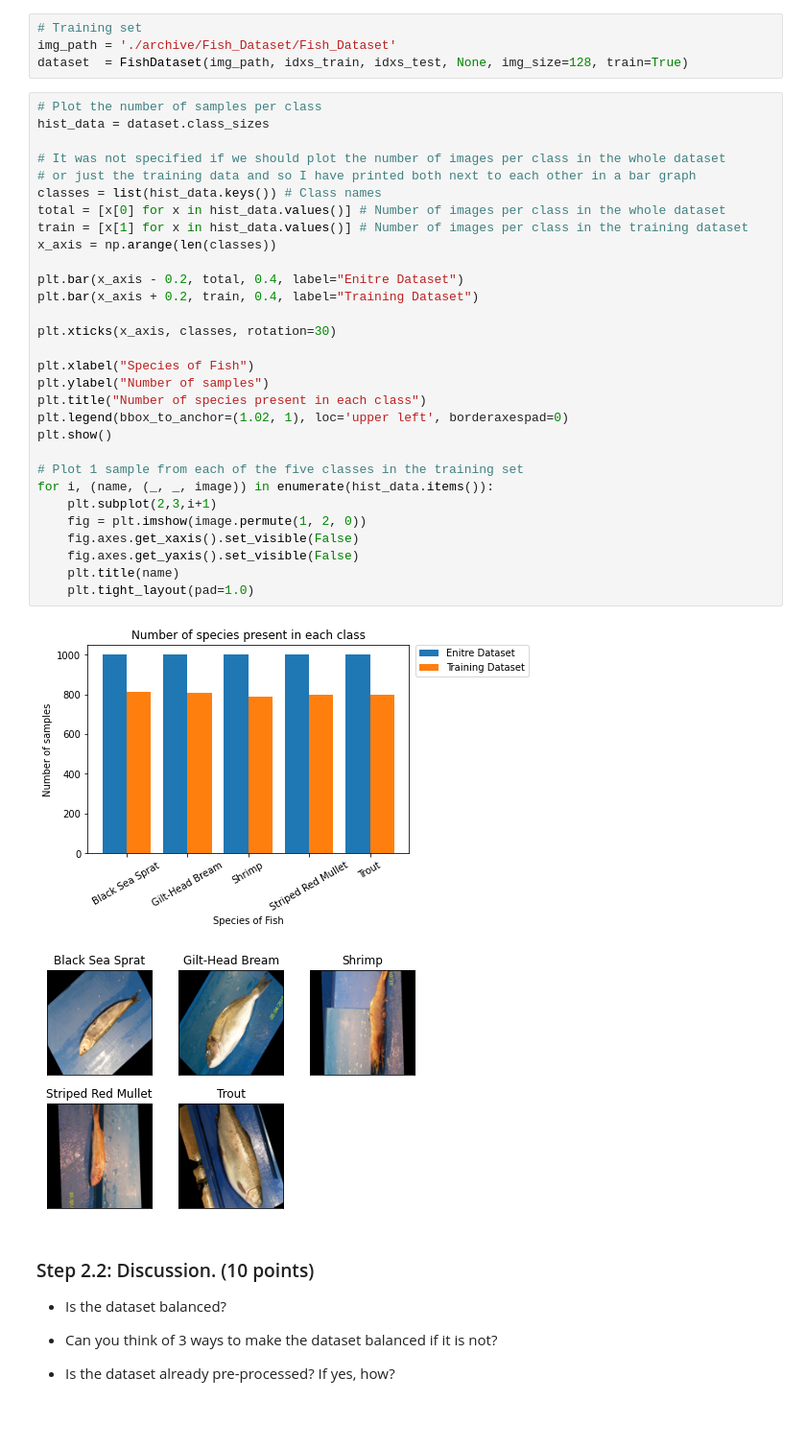
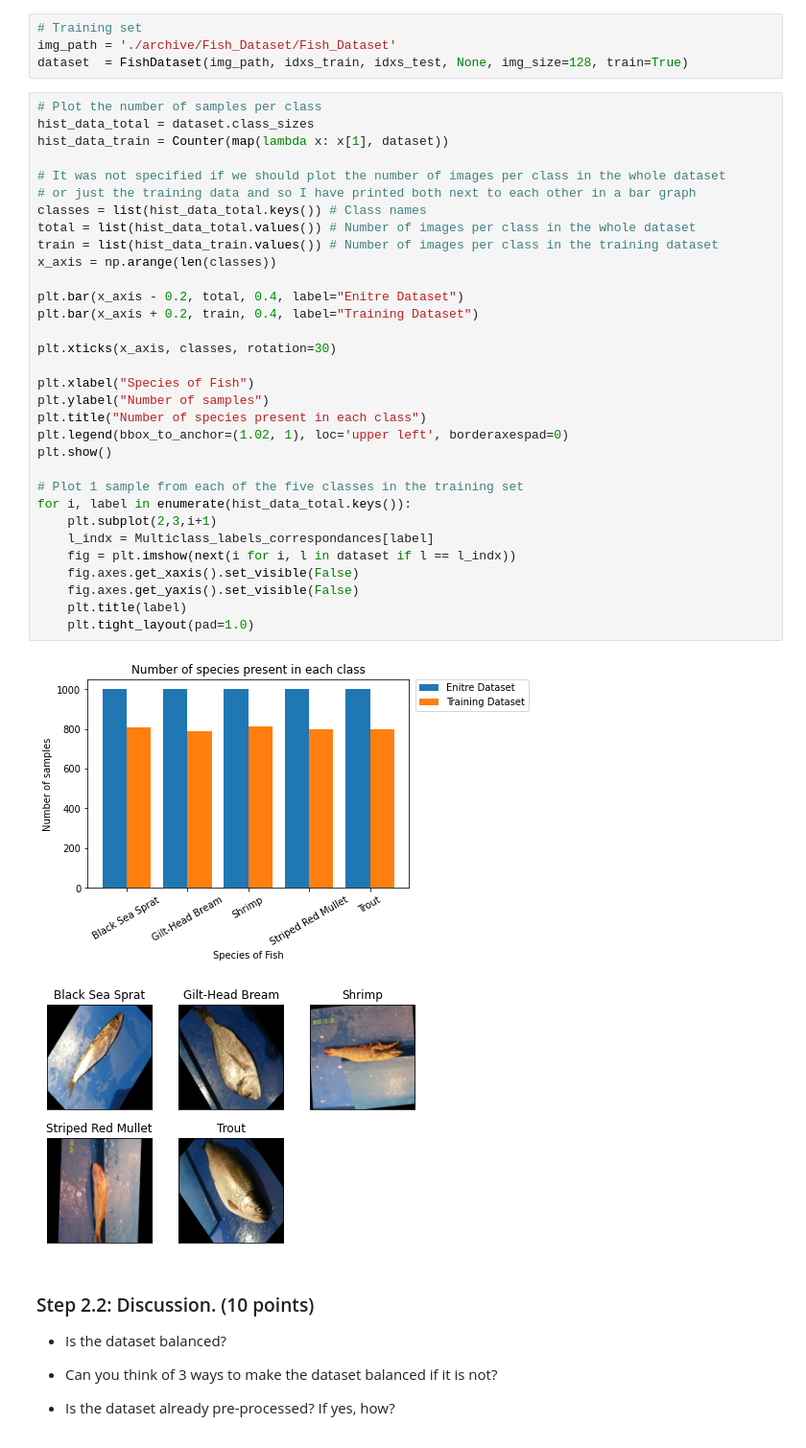
Before and after one commit to EuanScottWatson/Computer-Vision-CW, a Jupyter notebook: coursework_02/coursework_02.ipynb, the cells around one changed output. Shown at 96% size. Cells and saved outputs as stored; diff of their text form.

```diff
--- a/coursework_02/coursework_02.ipynb
+++ b/coursework_02/coursework_02.ipynb
@@ -187,37 +162,39 @@ img_path = './archive/Fish_Dataset/Fish_Dataset'
 dataset  = FishDataset(img_path, idxs_train, idxs_test, None, img_size=128, train=True)
 # %%
 # Plot the number of samples per class
-hist_data = dataset.class_sizes
+hist_data_total = dataset.class_sizes
+hist_data_train = Counter(map(lambda x: x[1], dataset))
 
 # It was not specified if we should plot the number of images per class in the whole dataset
 # or just the training data and so I have printed both next to each other in a bar graph
-classes = list(hist_data.keys()) # Class names
-total = [x[0] for x in hist_data.values()] # Number of images per class in the whole dataset
-train = [x[1] for x in hist_data.values()] # Number of images per class in the training dataset
+classes = list(hist_data_total.keys()) # Class names
+total = list(hist_data_total.values()) # Number of images per class in the whole dataset
+train = list(hist_data_train.values()) # Number of images per class in the training dataset
 x_axis = np.arange(len(classes))
 
 plt.bar(x_axis - 0.2, total, 0.4, label="Enitre Dataset")
 plt.bar(x_axis + 0.2, train, 0.4, label="Training Dataset")
 
 plt.xticks(x_axis, classes, rotation=30)
 
 plt.xlabel("Species of Fish")
 plt.ylabel("Number of samples")
 plt.title("Number of species present in each class")
 plt.legend(bbox_to_anchor=(1.02, 1), loc='upper left', borderaxespad=0)
 plt.show()
 
 # Plot 1 sample from each of the five classes in the training set
-for i, (name, (_, _, image)) in enumerate(hist_data.items()):
+for i, label in enumerate(hist_data_total.keys()):
     plt.subplot(2,3,i+1)
-    fig = plt.imshow(image.permute(1, 2, 0))
+    l_indx = Multiclass_labels_correspondances[label]
+    fig = plt.imshow(next(i for i, l in dataset if l == l_indx))
     fig.axes.get_xaxis().set_visible(False)
     fig.axes.get_yaxis().set_visible(False)
-    plt.title(name)
+    plt.title(label)
     plt.tight_layout(pad=1.0)
 # %% [output]
-[figure, old version]
+[figure, new version]
-[figure, old version]
+[figure, new version]
 # %% [markdown]
 ### Step 2.2: Discussion. (10 points)
 
```
Also changed, not shown: parts of 9 cells of this notebook.
